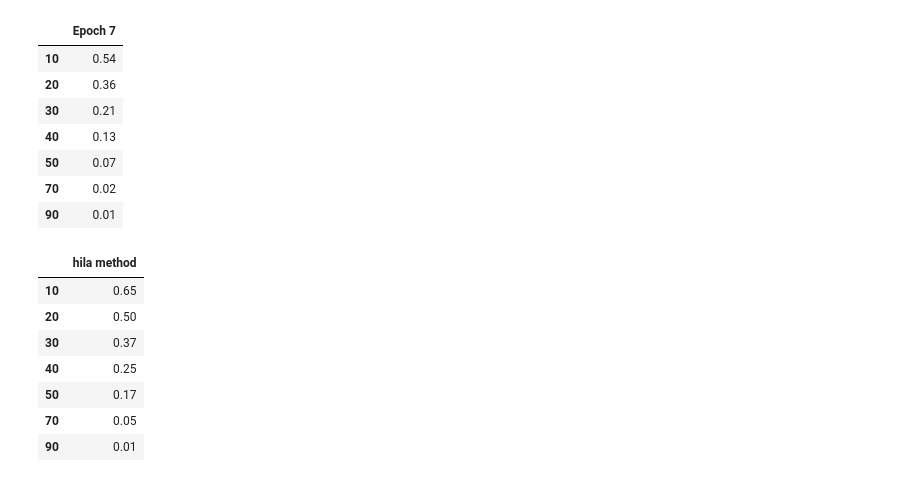
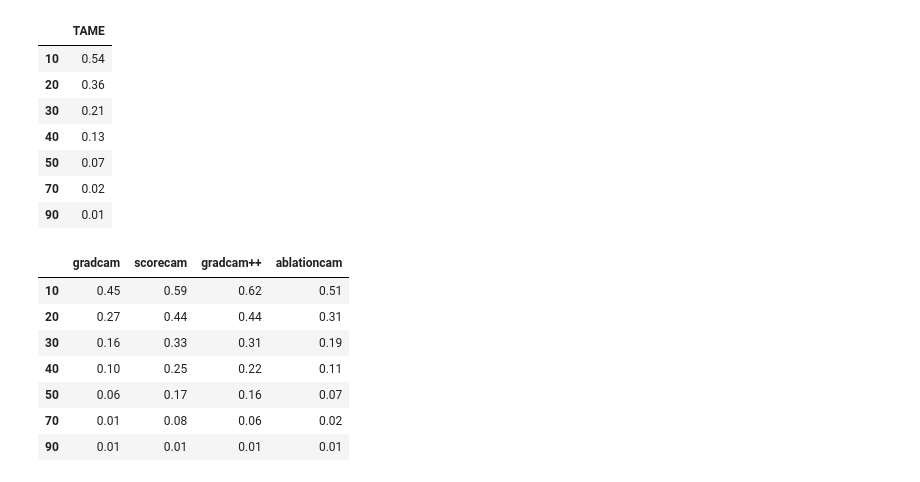
Before and after one commit to marios1861/3D-TAME, a Jupyter notebook: jupyter notebooks/vgg_road.ipynb, the cells around one changed output. Cells and saved outputs as stored; diff of their text form; code cells hidden in the pictures.

Commit message:
Fix other method eval naming scheme

```diff
--- a/jupyter notebooks/vgg_road.ipynb
+++ b/jupyter notebooks/vgg_road.ipynb
@@ -6,10 +6,10 @@ root = Path("..")
 # %%
 tame = pd.read_csv(root / "evaluation data" / "vgg16_tame_road.csv", index_col=0)
 tame = tame.T
-tame = tame.iloc[:, [7]]
+tame = tame.iloc[:, [7]].rename(columns={'Epoch 7': "TAME"})
 tame
 # %% [output]
-|  | Epoch 7 |
+|  | TAME |
 | 10 | 0.54 |
 | 20 | 0.36 |
 | 30 | 0.21 |
@@ -18,15 +18,14 @@ tame
 | 70 | 0.02 |
 | 90 | 0.01 |
 # %%
-hila = pd.read_csv(root / "evaluation data" / "hila_road_data.csv", index_col=0)
-hila = hila.rename(index={0: "hila method"}).T
-hila
+other = pd.read_csv(root / "evaluation data" / "other_road_data.csv", index_col=0).T
+other.iloc[:, 0:4]
 # %% [output]
-|  | hila method |
-| 10 | 0.65 |
-| 20 | 0.50 |
-| 30 | 0.37 |
-| 40 | 0.25 |
-| 50 | 0.17 |
-| 70 | 0.05 |
-| 90 | 0.01 |
+|  | gradcam | scorecam | gradcam++ | ablationcam |
+| 10 | 0.45 | 0.59 | 0.62 | 0.51 |
+| 20 | 0.27 | 0.44 | 0.44 | 0.31 |
+| 30 | 0.16 | 0.33 | 0.31 | 0.19 |
+| 40 | 0.10 | 0.25 | 0.22 | 0.11 |
+| 50 | 0.06 | 0.17 | 0.16 | 0.07 |
+| 70 | 0.01 | 0.08 | 0.06 | 0.02 |
+| 90 | 0.01 | 0.01 | 0.01 | 0.01 |
```
Also changed, not shown: parts of 2 cells of this notebook, 2 other files.
